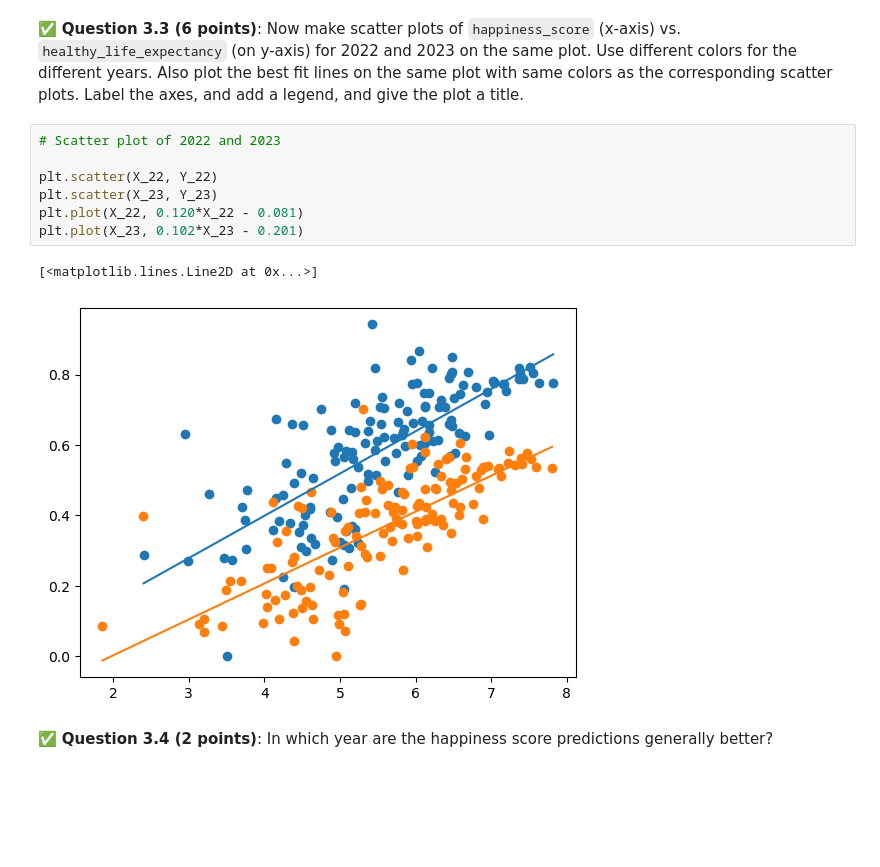
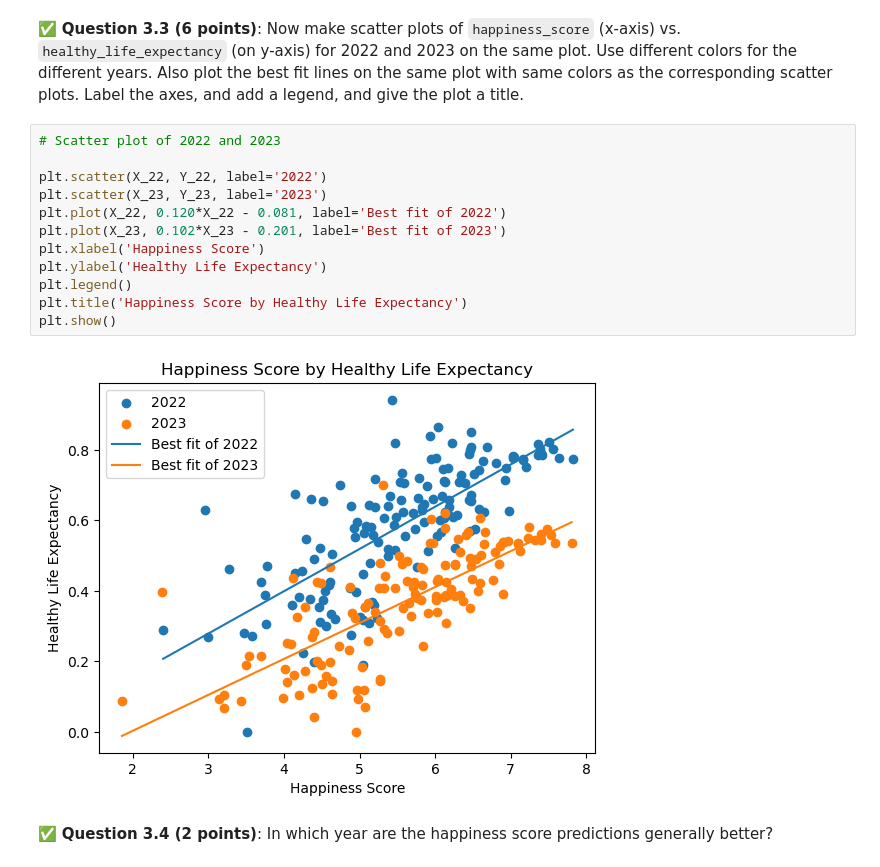
Before and after one commit to aaronng03/CMSE202-s24-turnin, a Jupyter notebook: hw-03/HW-03.ipynb, the cells around one changed output. Drawn from its saved outputs; the diff is of its cells as text; blank space fills up the shorter version.

```diff
--- a/hw-03/HW-03.ipynb
+++ b/hw-03/HW-03.ipynb
@@ -279,13 +279,17 @@ dtype: float64
 # %%
 # Scatter plot of 2022 and 2023
 
-plt.scatter(X_22, Y_22)
-plt.scatter(X_23, Y_23)
-plt.plot(X_22, 0.120*X_22 - 0.081)
-plt.plot(X_23, 0.102*X_23 - 0.201)
+plt.scatter(X_22, Y_22, label='2022')
+plt.scatter(X_23, Y_23, label='2023')
+plt.plot(X_22, 0.120*X_22 - 0.081, label='Best fit of 2022')
+plt.plot(X_23, 0.102*X_23 - 0.201, label='Best fit of 2023')
+plt.xlabel('Happiness Score')
+plt.ylabel('Healthy Life Expectancy')
+plt.legend()
+plt.title('Happiness Score by Healthy Life Expectancy')
+plt.show()
 # %% [output]
-[<matplotlib.lines.Line2D at 0x...>]
-[figure, old version]
+[figure, new version]
 # %% [markdown]
 &#9989;  **Question 3.4 (2 points)**: In which year are the happiness score predictions generally better?
 # %% [markdown]
```
Also changed, not shown: parts of 8 cells of this notebook.
